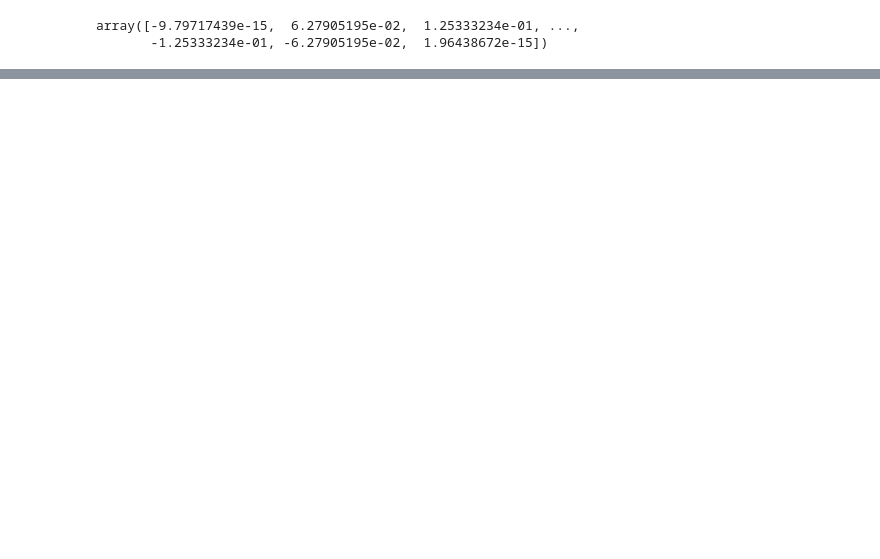
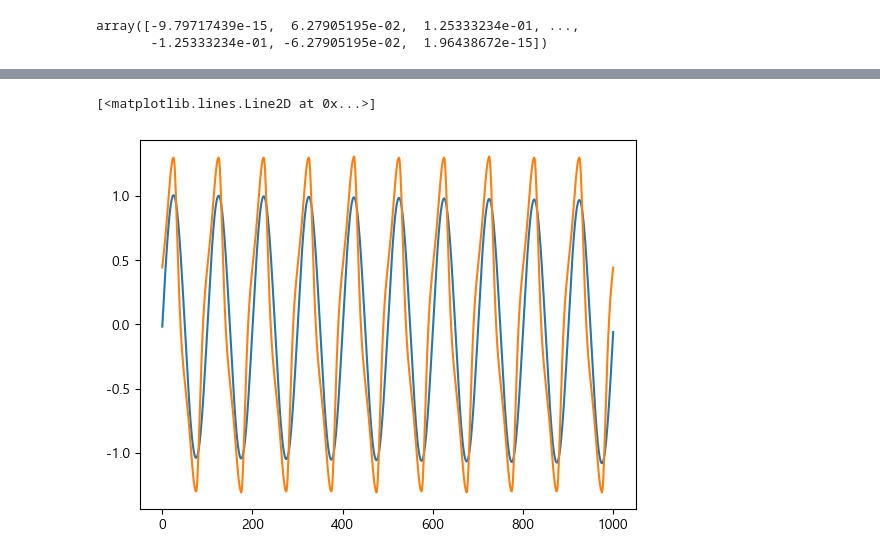
Before and after one commit to Jjineeq/hysteresis_curve, a Jupyter notebook: 23_07_03.ipynb, the cells around one changed output, grey strips where cells are left out. Cells and saved outputs as stored; diff of their text form; code cells hidden in the pictures; blank space fills up the shorter version.

```diff
--- a/23_07_03.ipynb
+++ b/23_07_03.ipynb
@@ -141,0 +253,6 @@ plt.show()
+# %%
+plt.plot(y_pred[1])
+plt.plot(y_te)
+# %% [output]
+[<matplotlib.lines.Line2D at 0x...>]
+[figure, added]
```
Also changed, not shown: parts of 25 cells of this notebook.
